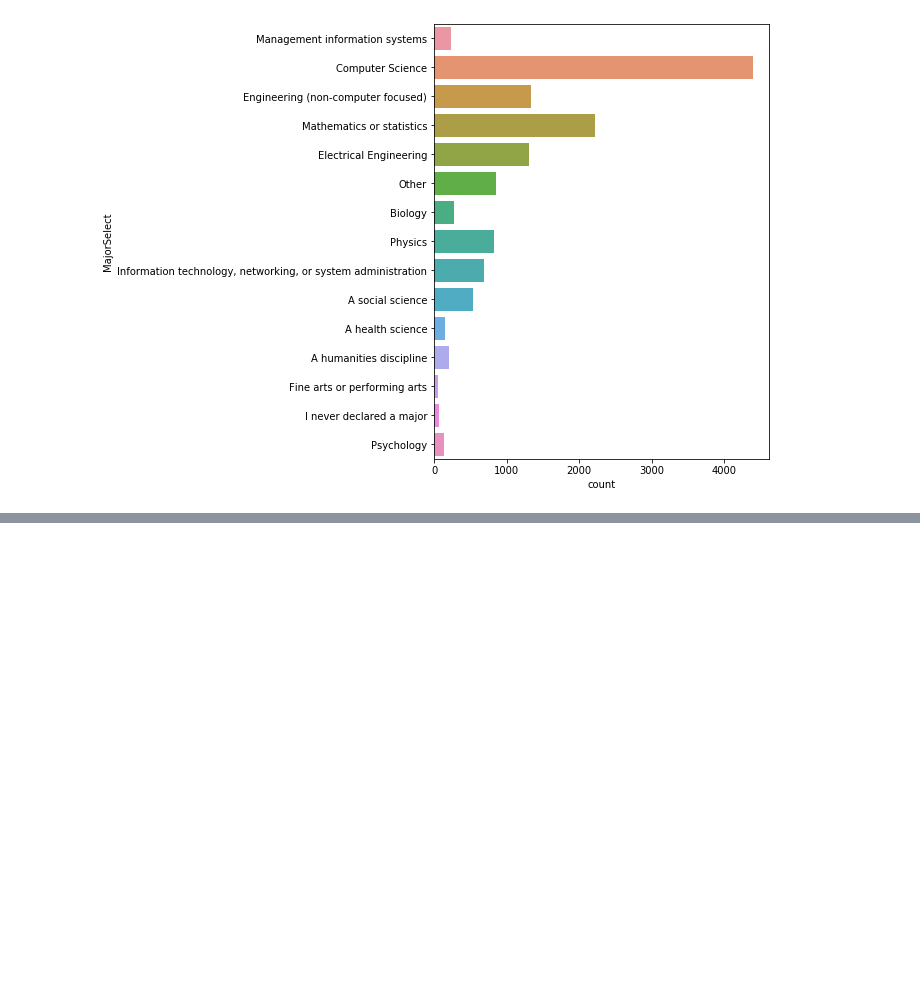
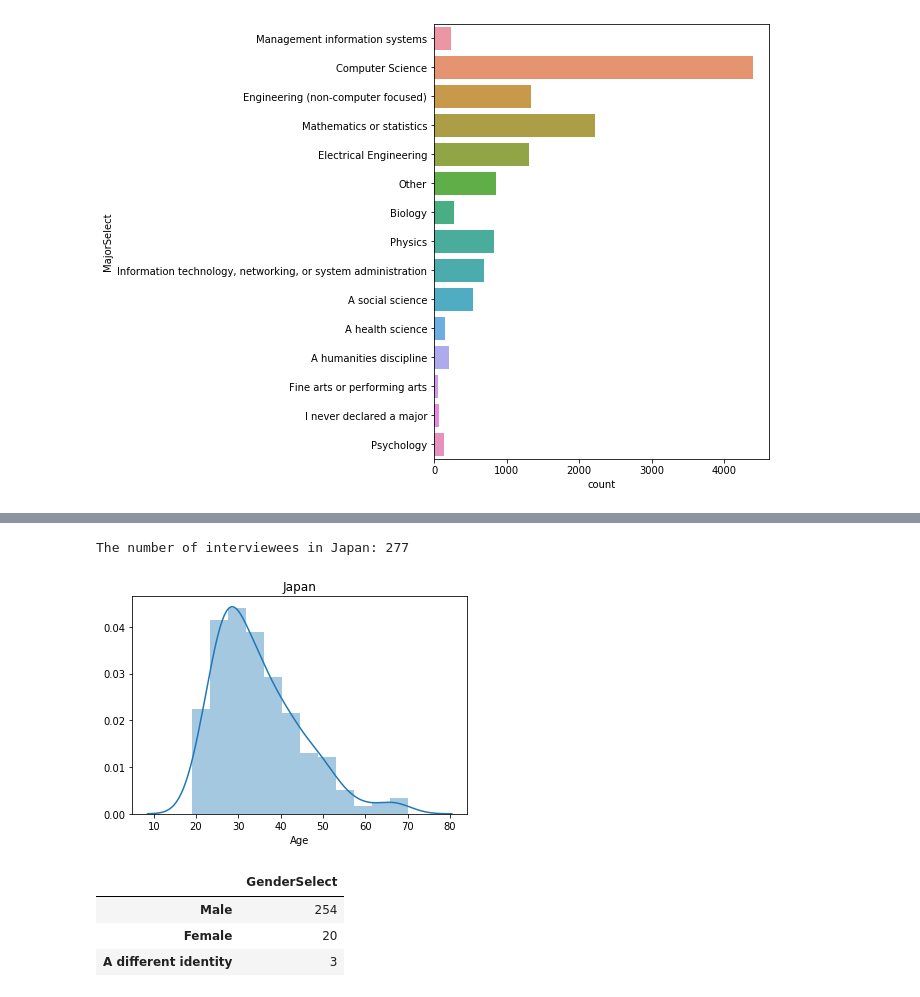
Before and after one commit to lhs7091/PythonDataScienceExam, a Jupyter notebook: kaggle_DS_survey/kaggle_ML_DS_suervey_2017_EDA_FAQ.ipynb, the cells around one changed output, grey strips where cells are left out. Cells and saved outputs as stored; diff of their text form; code cells hidden in the pictures; blank space fills up the shorter version.

```diff
--- a/kaggle_DS_survey/kaggle_ML_DS_suervey_2017_EDA_FAQ.ipynb
+++ b/kaggle_DS_survey/kaggle_ML_DS_suervey_2017_EDA_FAQ.ipynb
@@ -238,0 +265,19 @@ NameError: ignored
+# %%
+# in this case, I want to check japan status
+japan = mcq.loc[(mcq['Country']=='Japan')]
+print('The number of interviewees in Japan: '+str(japan.shape[0]))
+
+sns.distplot(japan['Age'].dropna())
+plt.title('Japan')
+plt.show()
+# %% [output]
+The number of interviewees in Japan: 277
+[figure, added]
+# %%
+# Gender ratio
+pd.DataFrame(japan['GenderSelect'].value_counts())
+# %% [output]
+|  | GenderSelect |
+| Male | 254 |
+| Female | 20 |
+| A different identity | 3 |
```
Also changed, not shown: parts of 17 cells of this notebook.
